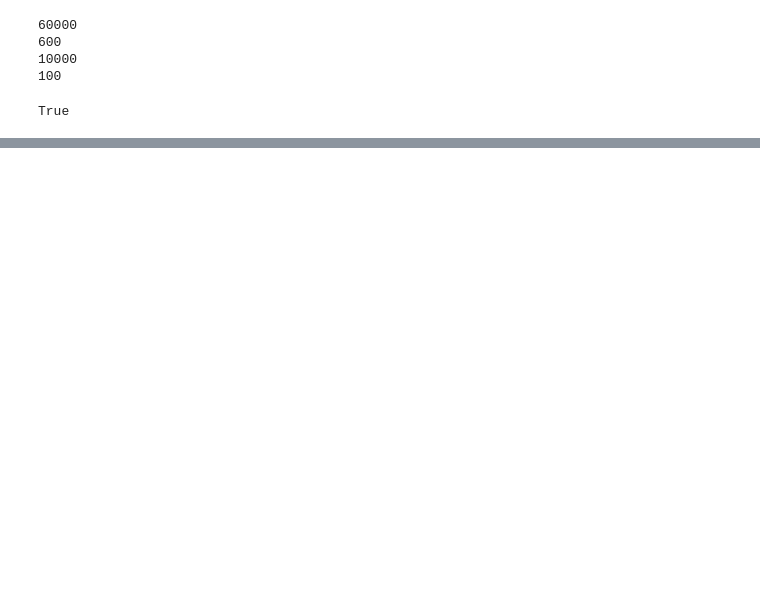
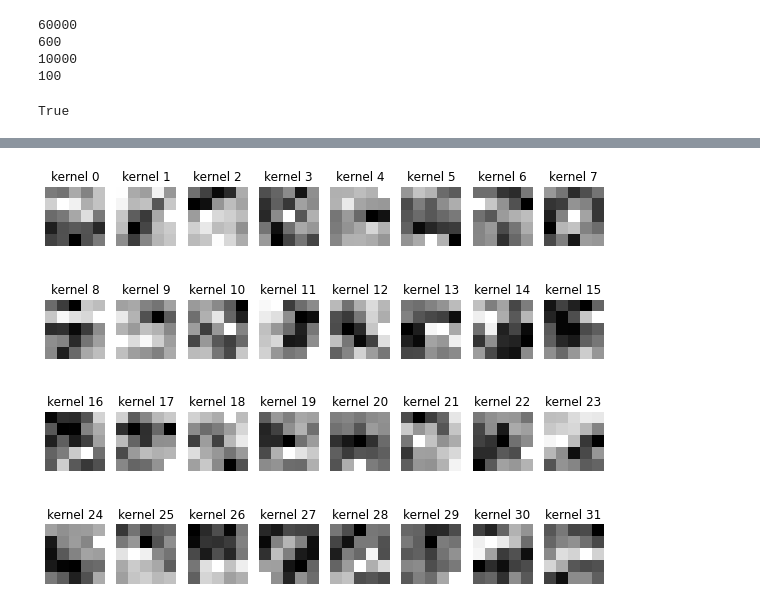
Before and after one commit to safakkbilici/Deep-Learning-Lecture-2020-2021-First-Term, a Jupyter notebook: lecture notes/04-Images-And-CNNs.ipynb, the cells around one changed output, grey strips where cells are left out. Drawn from its saved outputs; the diff is of its cells as text; code cells hidden in the pictures; blank space fills up the shorter version.

```diff
--- a/lecture notes/04-Images-And-CNNs.ipynb
+++ b/lecture notes/04-Images-And-CNNs.ipynb
@@ -617,0 +643,4 @@ The number is:  3
+# %%
+showKernels(conv2_kernels,8)
+# %% [output]
+[figure, added]
```
Also changed, not shown: parts of 6 cells of this notebook.
